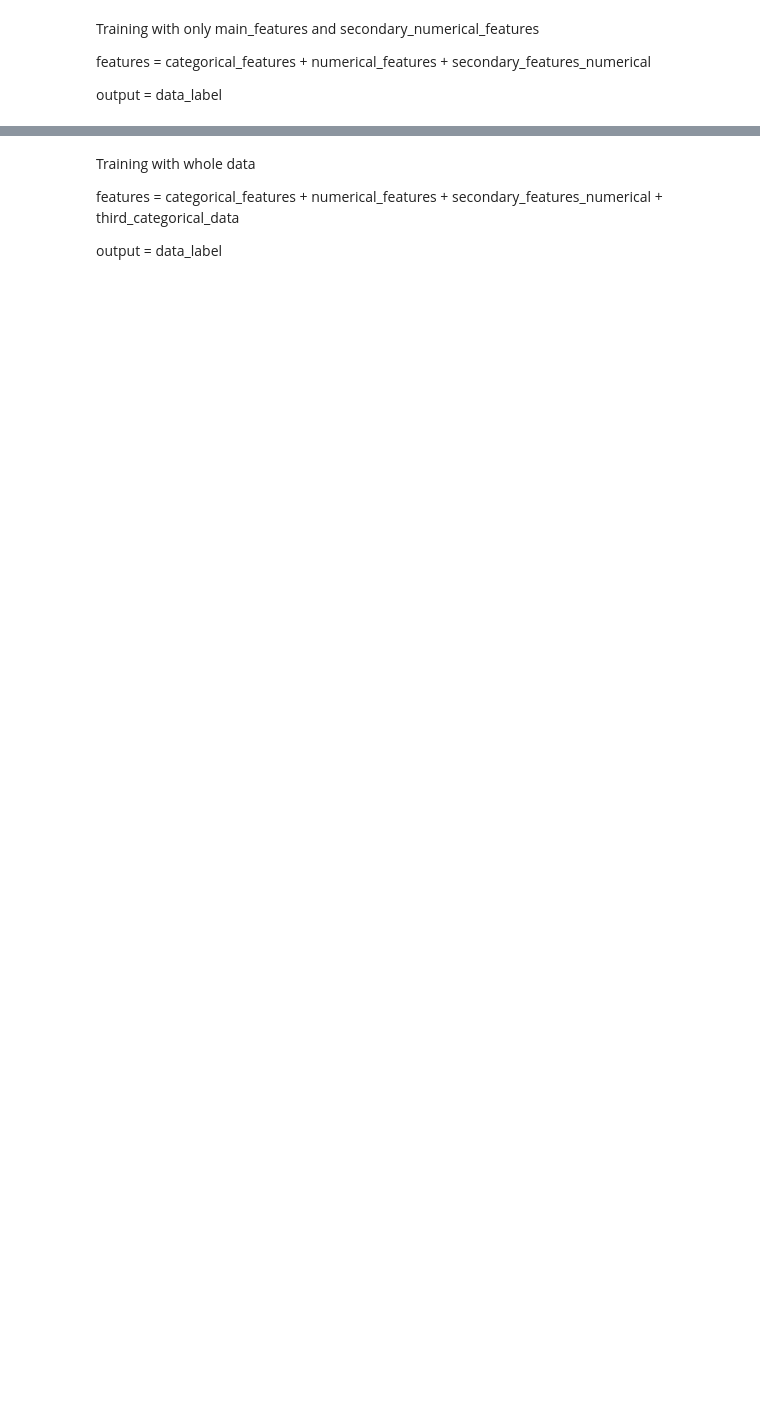
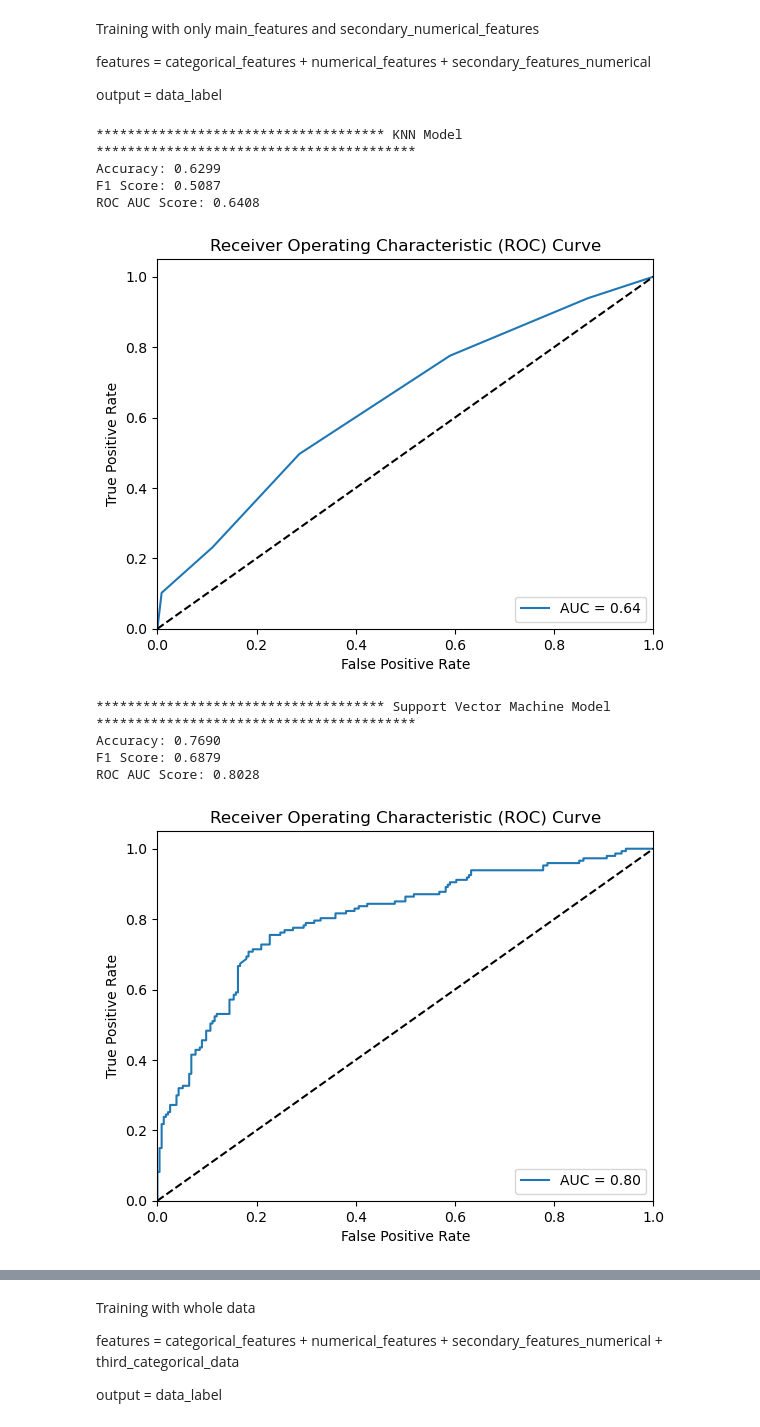
Before and after one commit to kazimahathir73/Breast-Cancer-Survival-Analysis-and-Prediction, a Jupyter notebook: Breast Cancer Survival Analysis.ipynb, the cells around one changed output, grey strips where cells are left out. Saved outputs shown, nothing was run; the diff lists cells and outputs as text; code cells hidden in the pictures; blank space fills up the shorter version.

```diff
--- a/Breast Cancer Survival Analysis.ipynb
+++ b/Breast Cancer Survival Analysis.ipynb
@@ -375,3 +425,20 @@ Training with only main_features and secondary_numerical_features
 features = categorical_features + numerical_features + secondary_features_numerical
 
 output = data_label
+# %%
+second_features = first_features.join(seconday_features_numerical)
+train_and_evaluate_model(second_features, data_label, knn_model, 'KNN Model')
+train_and_evaluate_model(second_features, data_label, svm_model, 'Support Vector Machine Model')
+train_and_evaluate_model(second_features, data_label, logreg_model, 'Logistic Regression')
+train_and_evaluate_model(second_features, data_label, rf_model, 'Random Forest Classifer')
+# %% [output]
+************************************* KNN Model *****************************************
+Accuracy: 0.6299
+F1 Score: 0.5087
+ROC AUC Score: 0.6408
+[figure, added]
+************************************* Support Vector Machine Model *****************************************
+Accuracy: 0.7690
+F1 Score: 0.6879
+ROC AUC Score: 0.8028
+[figure, added]
```
Also changed, not shown: parts of 8 cells of this notebook.
